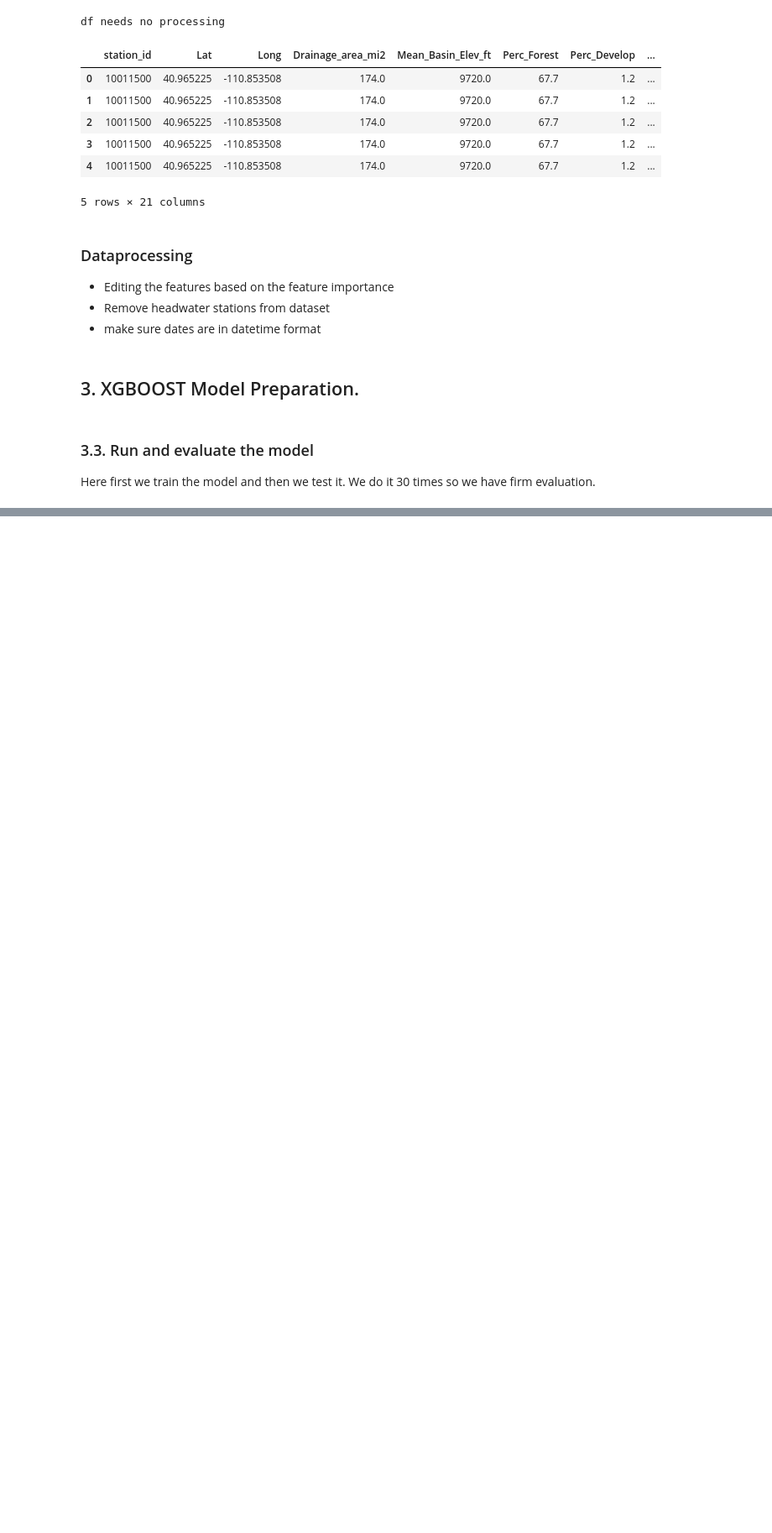
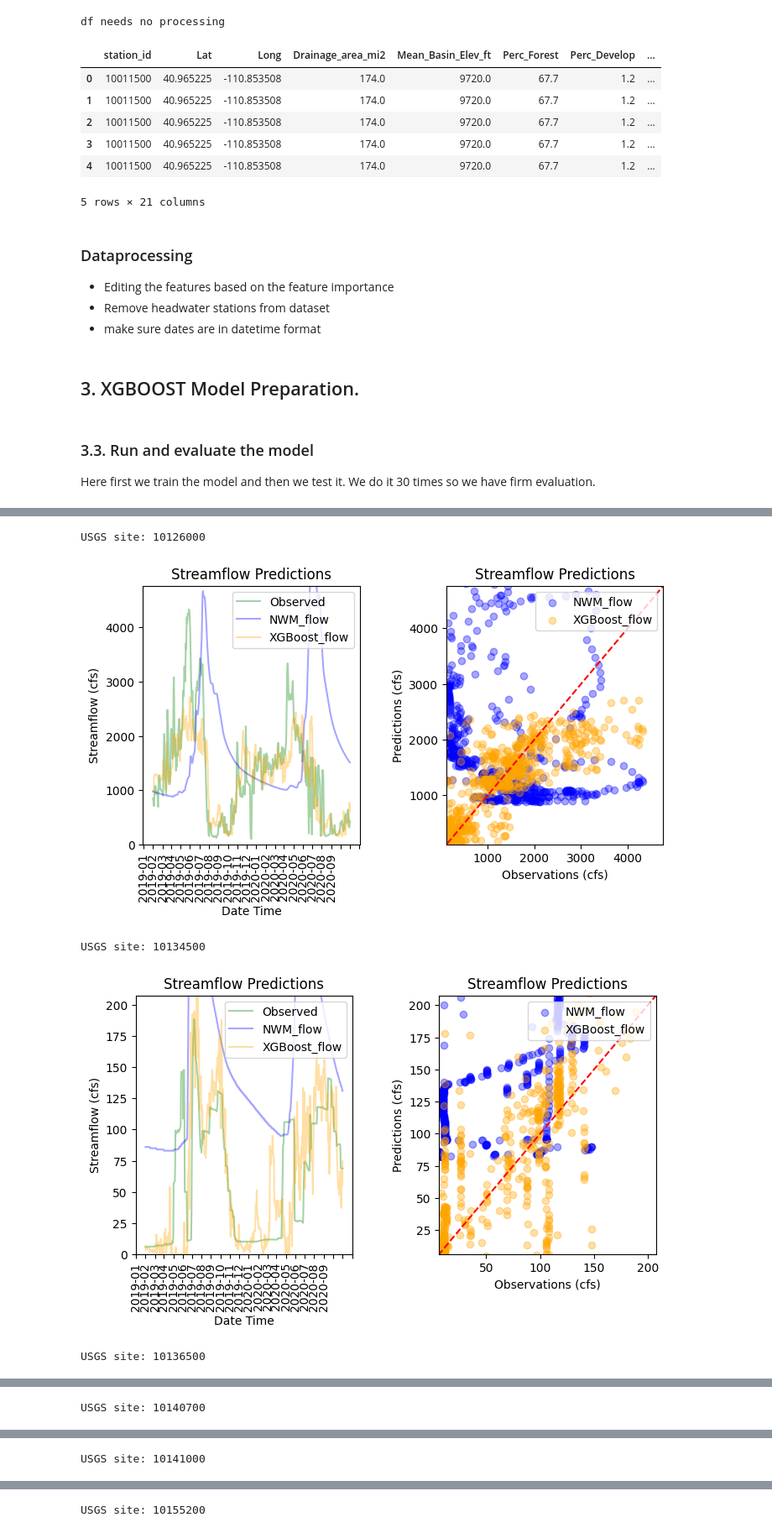
Before and after one commit to whitelightning450/NWM_ML, a Jupyter notebook: RJ/ModelDevelopment/xgboost.ipynb, the cells around one changed output, grey strips where cells are left out. Shown: that part at 84% size. Cells and saved outputs as stored; diff of their text form; code cells hidden in the pictures; blank space fills up the shorter version.

```diff
--- a/RJ/ModelDevelopment/xgboost.ipynb
+++ b/RJ/ModelDevelopment/xgboost.ipynb
@@ -175,3 +220,22 @@ Preds_Dict = xgb_model.XGB_Predict(model_path,
                       test_years,
                       StreamStats,
                       station_index_list)
+# %%
+#Evaluate model
+#Evaluate model performance of the different models, 'flow_cfs_pred',
+prediction_columns = ['NWM_flow', f"{modelname}_flow"]
+Eval_DF = Simple_Eval.Simple_Eval(Preds_Dict,
+                                prediction_columns,
+                                modelname,
+                                supply = False,
+                                plots = True,
+                                keystats = False
+                                )
+
+Eval_DF
+# %% [output]
+USGS site: 10126000
+[figure, added]
+USGS site: 10134500
+[figure, added]
+USGS site: 10136500
@@ -177,0 +243 @@ Preds_Dict = xgb_model.XGB_Predict(model_path,
+USGS site: 10140700
@@ -177,0 +245 @@ Preds_Dict = xgb_model.XGB_Predict(model_path,
+USGS site: 10141000
@@ -177,0 +247 @@ Preds_Dict = xgb_model.XGB_Predict(model_path,
+USGS site: 10155200
```
Also changed, not shown: parts of 5 cells of this notebook, 3 other files.
